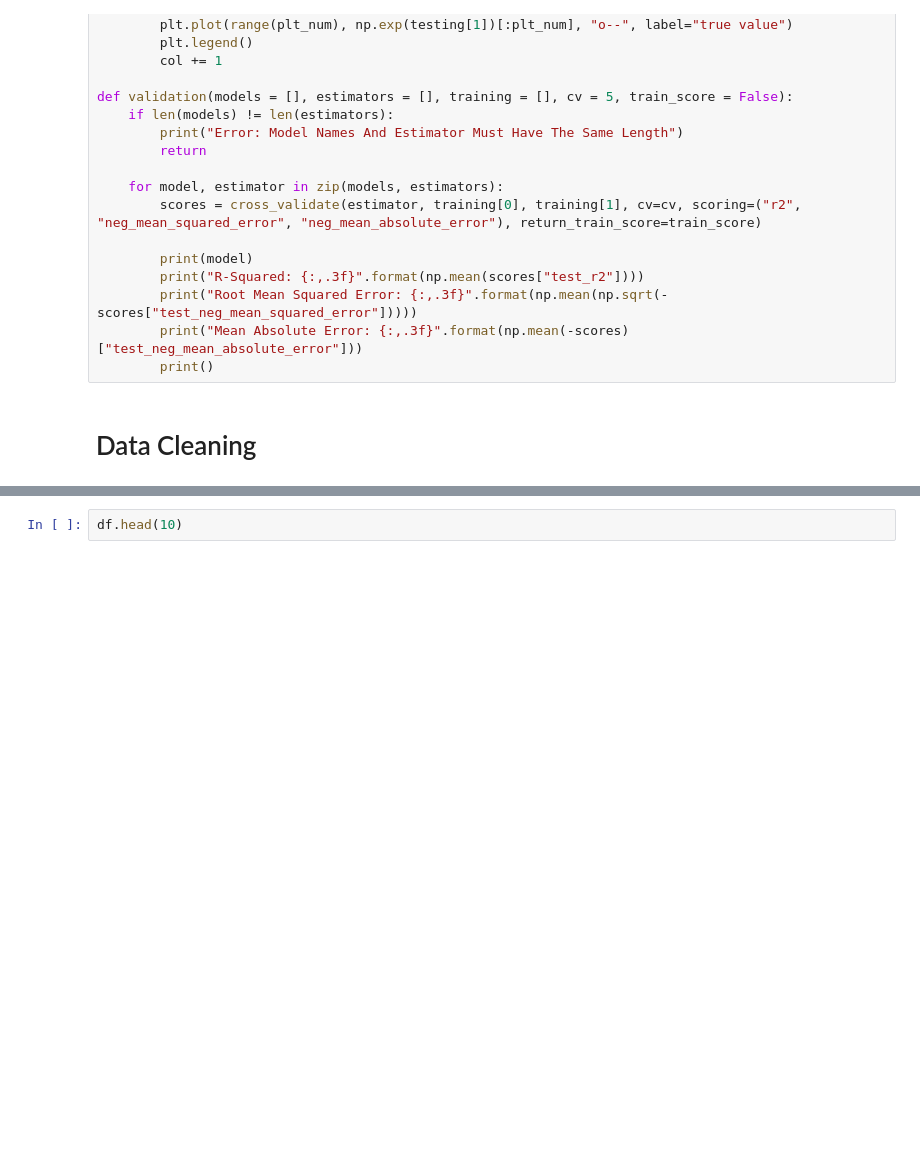
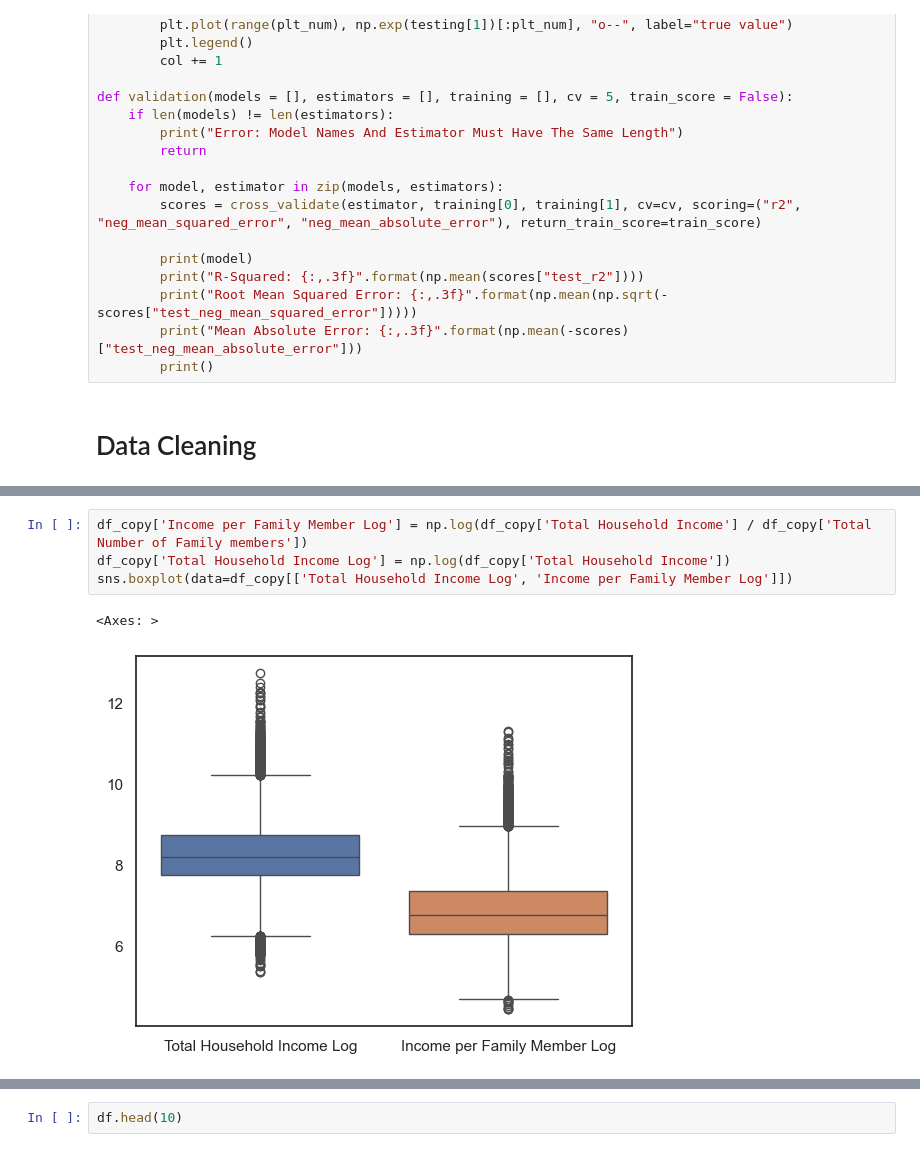
Before and after one commit to AFDanao/Embedded, a Jupyter notebook: Family Income/family_income.ipynb, the cells around one changed output, grey strips where cells are left out. Cells and saved outputs as stored; diff of their text form; blank space fills up the shorter version.

```diff
--- a/Family Income/family_income.ipynb
+++ b/Family Income/family_income.ipynb
@@ -121,0 +198,7 @@ memory usage: 15.8+ MB
+# %%
+df_copy['Income per Family Member Log'] = np.log(df_copy['Total Household Income'] / df_copy['Total Number of Family members'])
+df_copy['Total Household Income Log'] = np.log(df_copy['Total Household Income'])
+sns.boxplot(data=df_copy[['Total Household Income Log', 'Income per Family Member Log']])
+# %% [output]
+<Axes: >
+[figure, added]
```
Also changed, not shown: parts of 19 cells of this notebook.
